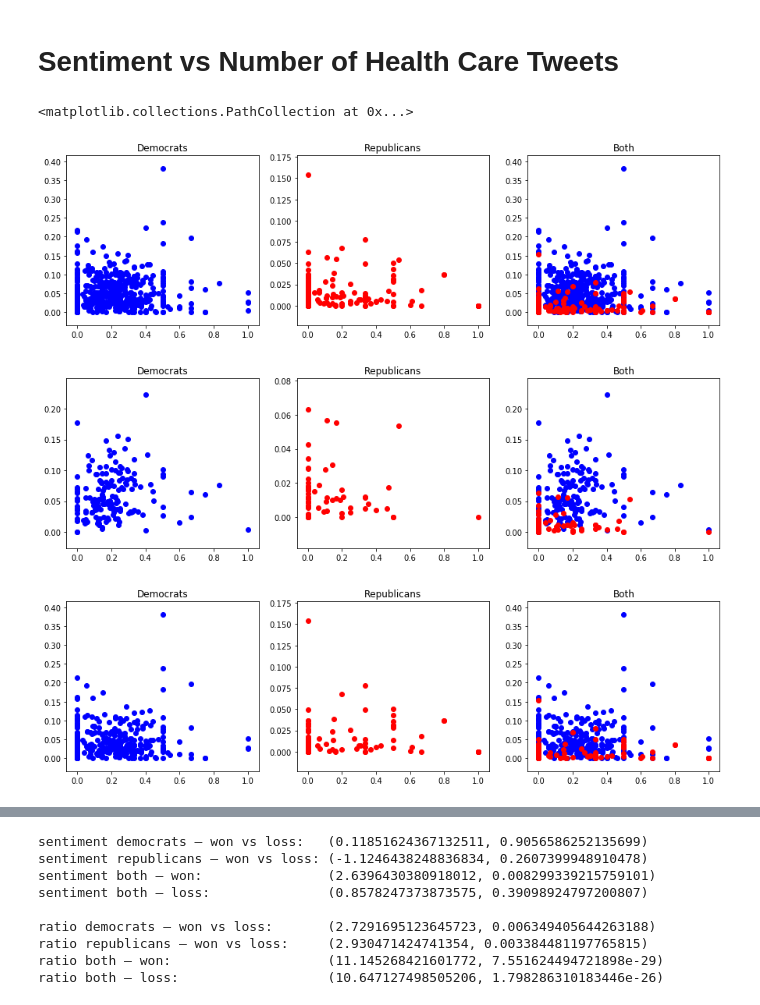
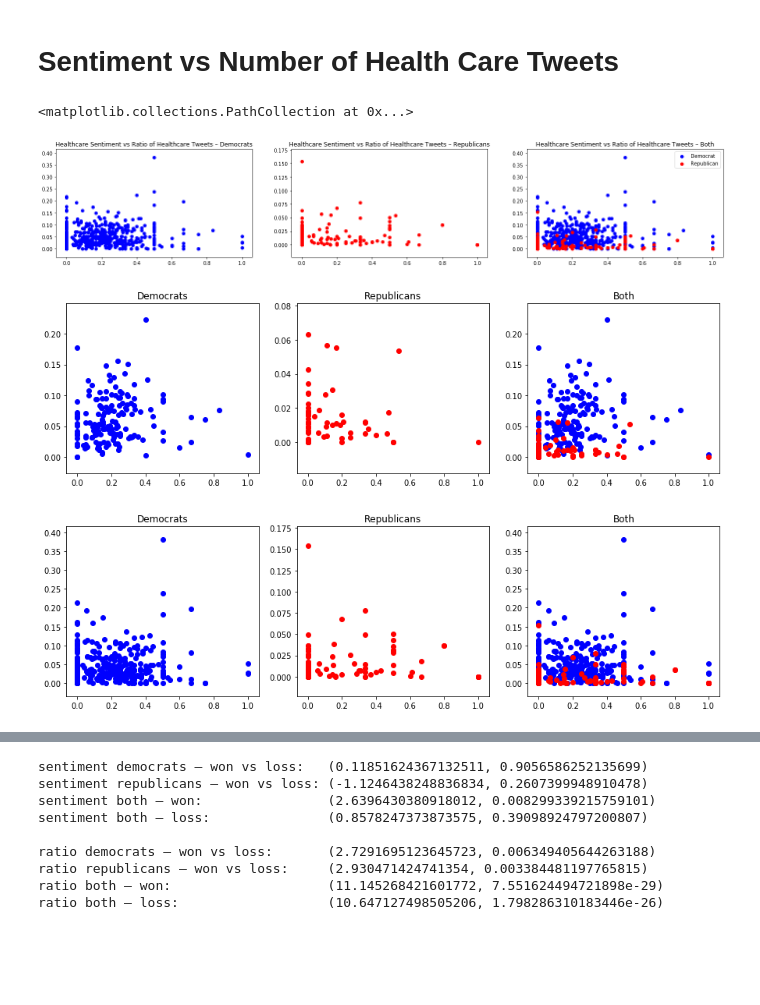
Before and after one commit to charles-tan/POCA, a Jupyter notebook: notebooks/sentiment_result_analysis.ipynb, the cells around one changed output, grey strips where cells are left out. Saved outputs shown, nothing was run; the diff lists cells and outputs as text; code cells hidden in the pictures; blank space fills up the shorter version.

```diff
--- a/notebooks/sentiment_result_analysis.ipynb
+++ b/notebooks/sentiment_result_analysis.ipynb
@@ -528,38 +552,39 @@ ratio both – loss:                   (5.047581669116217, 4.4743752525088863e-
 # %% [markdown]
 # Sentiment vs Number of Health Care Tweets
 # %%
-fig, (axs1, axs2, axs3) = plt.subplots(1, 3, figsize=(15, 4))
+fig, (axs1, axs2, axs3) = plt.subplots(1, 3, figsize=(24, 4))
 d1, d2, r1, r2 = dem_df['health_care_sentiment'], (dem_df['health_care_tweet_count'] / dem_df['num_tweets']), rep_df['health_care_sentiment'], (rep_df['health_care_tweet_count'] / rep_df['num_tweets'])
-axs1.set_title("Democrats")
+axs1.set_title("Healthcare Sentiment vs Ratio of Healthcare Tweets – Democrats")
 axs1.scatter(d1, d2, c='blue')
-axs2.set_title("Republicans")
+axs2.set_title("Healthcare Sentiment vs Ratio of Healthcare Tweets – Republicans")
 axs2.scatter(r1, r2, c='red')
-axs3.set_title("Both")
-axs3.scatter(d1, d2, c='blue')
-axs3.scatter(r1, r2, c='red')
+axs3.set_title("Healthcare Sentiment vs Ratio of Healthcare Tweets – Both")
+d = axs3.scatter(d1, d2, c='blue')
+r = axs3.scatter(r1, r2, c='red')
+axs3.legend((d, r), ("Democrat", "Republican"))
 
 fig, (axs1, axs2, axs3) = plt.subplots(1, 3, figsize=(15, 4))
 d1, d2, r1, r2 = won_primary_dem_df['health_care_sentiment'], (won_primary_dem_df['health_care_tweet_count'] / won_primary_dem_df['num_tweets']), won_primary_rep_df['health_care_sentiment'], (won_primary_rep_df['health_care_tweet_count'] / won_primary_rep_df['num_tweets'])
 axs1.set_title("Democrats")
 axs1.scatter(d1, d2, c='blue')
 axs2.set_title("Republicans")
 axs2.scatter(r1, r2, c='red')
 axs3.set_title("Both")
 axs3.scatter(d1, d2, c='blue')
 axs3.scatter(r1, r2, c='red')
 
 fig, (axs1, axs2, axs3) = plt.subplots(1, 3, figsize=(15, 4))
 d1, d2, r1, r2 = lost_primary_dem_df['health_care_sentiment'], (lost_primary_dem_df['health_care_tweet_count'] / lost_primary_dem_df['num_tweets']), lost_primary_rep_df['health_care_sentiment'], (lost_primary_rep_df['health_care_tweet_count'] / lost_primary_rep_df['num_tweets'])
 axs1.set_title("Democrats")
 axs1.scatter(d1, d2, c='blue')
 axs2.set_title("Republicans")
 axs2.scatter(r1, r2, c='red')
 axs3.set_title("Both")
 axs3.scatter(d1, d2, c='blue')
 axs3.scatter(r1, r2, c='red')
 # %% [output]
 <matplotlib.collections.PathCollection at 0x...>
-[figure, old version]
+[figure, new version]
 [figure]
 [figure]
 # %%
```
Also changed, not shown: parts of 2 cells of this notebook, 2 other files.
